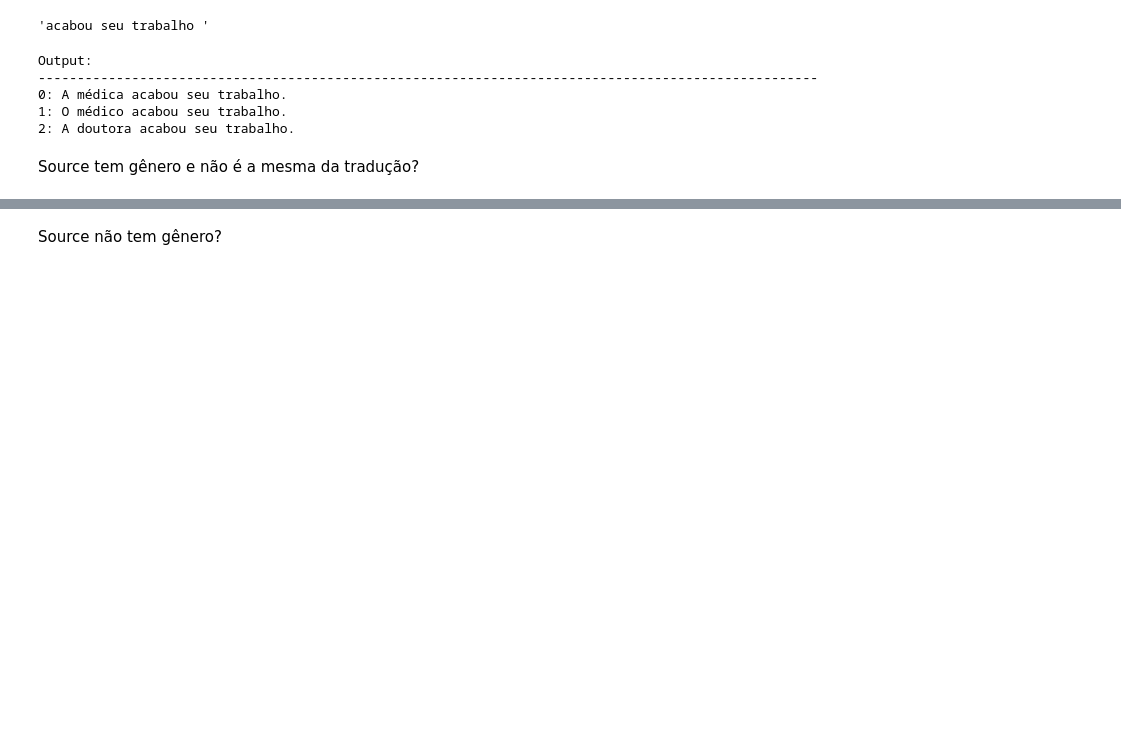
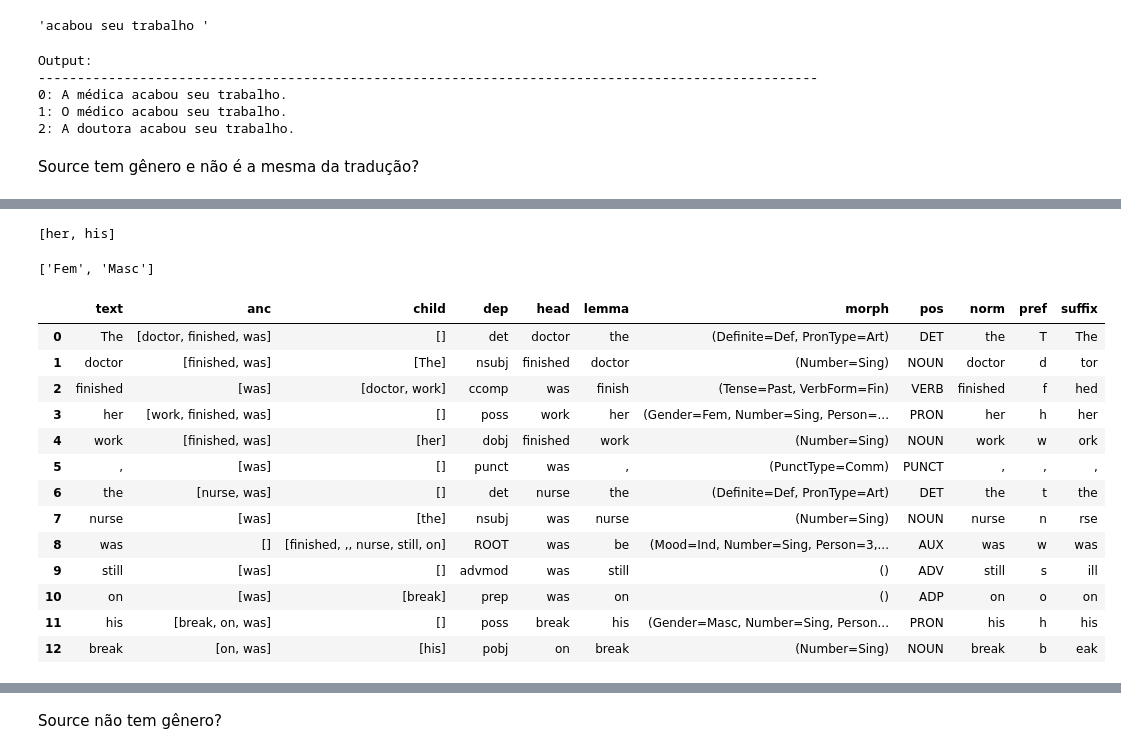
Before and after one commit to VanessaSchenkel/how_to, a Jupyter notebook: how_to_contrained_beam_search.ipynb, the cells around one changed output, grey strips where cells are left out. Cells and saved outputs as stored; diff of their text form; code cells hidden in the pictures; blank space fills up the shorter version.

```diff
--- a/how_to_contrained_beam_search.ipynb
+++ b/how_to_contrained_beam_search.ipynb
@@ -794,0 +914,8 @@ Source tem gênero e não é a mesma da tradução?
+# %%
+source_sentence = nlp_en("The doctor finished her work, the nurse was still on his break")
+translation_google = nlp("O médico terminou seu trabalho, a enfermeira ainda estava de folga")
+translation_model = nlp("O médico terminou seu trabalho, a enfermeira ainda era a sua pausa.")
+
+print(source_sentence)
+print(translation_google)
+print(translation_model)
@@ -794,0 +926,70 @@ Source tem gênero e não é a mesma da tradução?
+# %%
+pronouns_list = get_pronoun(source_sentence)
+
+print(pronouns_list)
+# %% [output]
+[her, his]
+# %%
+get_sentence_gender(source_sentence)
+# %% [output]
+['Fem', 'Masc']
+# %%
+table = {}
+text_list = []
+anc = []
+child = []
+dep = []
+head = []
+lemma = []
+morph = []
+pos = []
+tag = []
+norm = []
+suffix = []
+pref = []
+
+for token in source_sentence:
+  text_list.append(token.text)
+  anc.append([ancestor for ancestor in token.ancestors])
+  child.append([child for child in token.children])
+  dep.append(token.dep_)
+  head.append(token.head)
+  lemma.append(token.lemma_)
+  morph.append(token.morph)
+  pos.append(token.pos_)
+  norm.append(token.norm_)
+  pref.append(token.prefix_)
+  suffix.append(token.suffix_)
+
+table['text'] = text_list
+table['anc'] = anc
+table['child'] = child
+table['dep'] = dep
+table['head'] = head
+table['lemma'] = lemma
+table['morph'] = morph
+table['pos'] = pos
+table['norm'] = norm
+table['pref'] = pref
+table['suffix'] = suffix
+
+
+
+df = pd.DataFrame(table)
+
+display(df)
+# %% [output]
+|  | text | anc | child | dep | head | lemma | morph | pos | norm | pref | suffix |
+| 0 | The | [doctor, finished, was] | [] | det | doctor | the | (Definite=Def, PronType=Art) | DET | the | T | The |
+| 1 | doctor | [finished, was] | [The] | nsubj | finished | doctor | (Number=Sing) | NOUN | doctor | d | tor |
+| 2 | finished | [was] | [doctor, work] | ccomp | was | finish | (Tense=Past, VerbForm=Fin) | VERB | finished | f | hed |
+| 3 | her | [work, finished, was] | [] | poss | work | her | (Gender=Fem, Number=Sing, Person=... | PRON | her | h | her |
+| 4 | work | [finished, was] | [her] | dobj | finished | work | (Number=Sing) | NOUN | work | w | ork |
+| 5 | , | [was] | [] | punct | was | , | (PunctType=Comm) | PUNCT | , | , | , |
+| 6 | the | [nurse, was] | [] | det | nurse | the | (Definite=Def, PronType=Art) | DET | the | t | the |
+| 7 | nurse | [was] | [the] | nsubj | was | nurse | (Number=Sing) | NOUN | nurse | n | rse |
+| 8 | was | [] | [finished, ,, nurse, still, on] | ROOT | was | be | (Mood=Ind, Number=Sing, Person=3,... | AUX | was | w | was |
+| 9 | still | [was] | [] | advmod | was | still | () | ADV | still | s | ill |
+| 10 | on | [was] | [break] | prep | was | on | () | ADP | on | o | on |
+| 11 | his | [break, on, was] | [] | poss | break | his | (Gender=Masc, Number=Sing, Person... | PRON | his | h | his |
+| 12 | break | [on, was] | [his] | pobj | on | break | (Number=Sing) | NOUN | break | b | eak |
```
Also changed, not shown: parts of 39 cells of this notebook.
